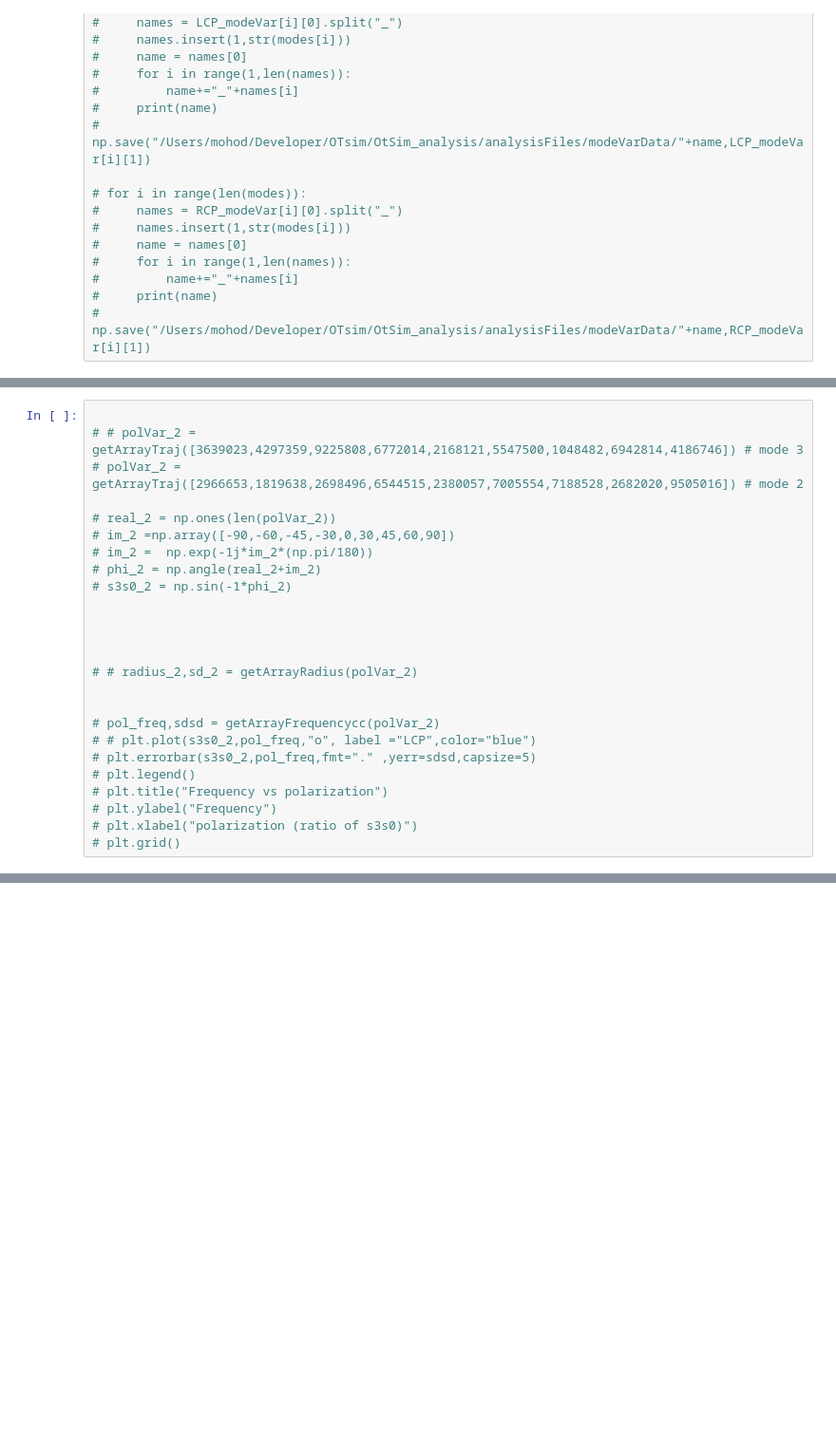
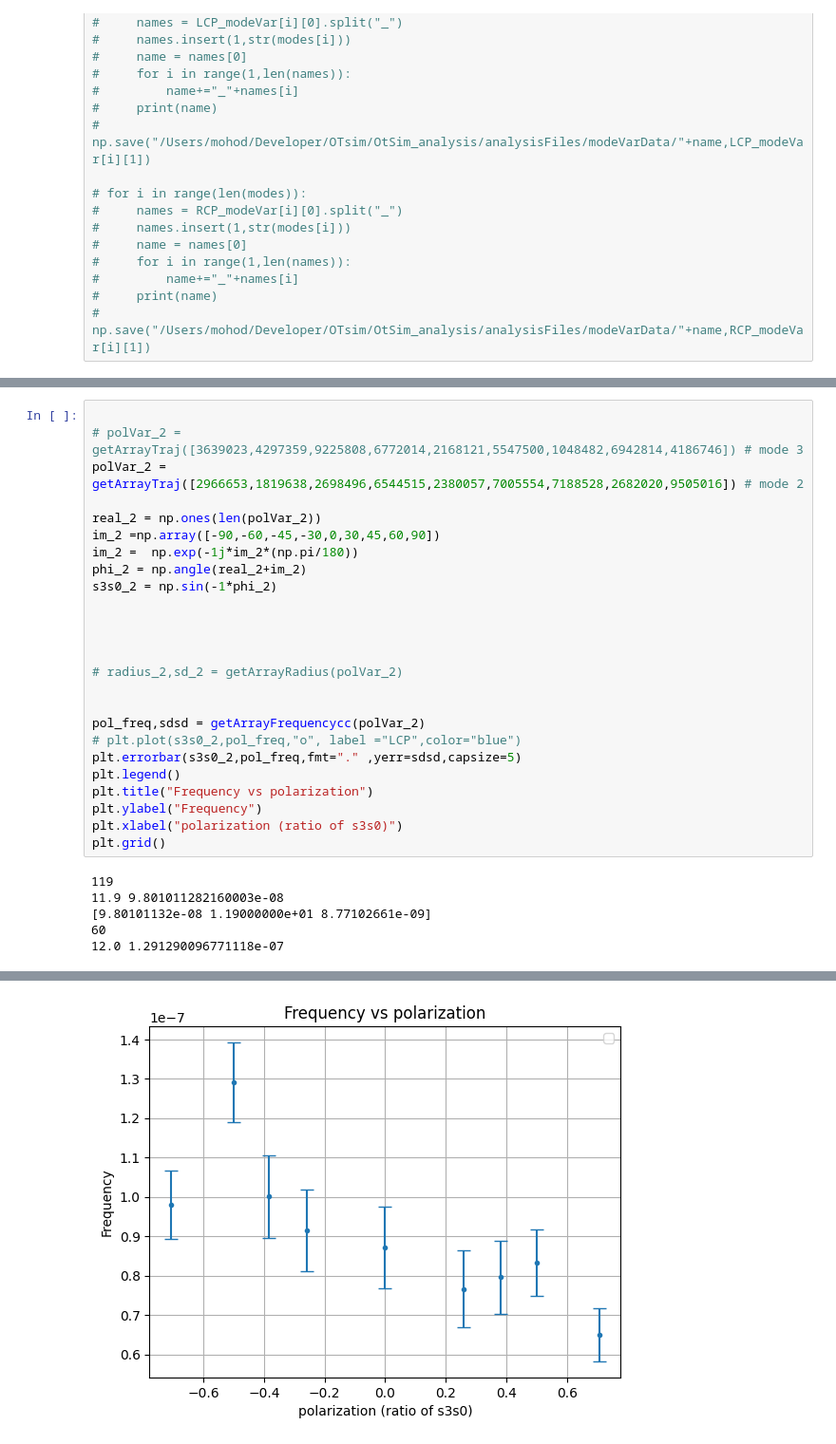
Before and after one commit to yashmohod/OtSim_analysis, a Jupyter notebook: analysisFiles/graphs-Dimer.ipynb, the cells around one changed output, grey strips where cells are left out. Shown: that part at 95% size. Saved outputs shown, nothing was run; the diff lists cells and outputs as text; blank space fills up the shorter version.

```diff
--- a/analysisFiles/graphs-Dimer.ipynb
+++ b/analysisFiles/graphs-Dimer.ipynb
@@ -298,25 +230,31 @@ plt.savefig("modeVSperiod")
 # %%
 
-# # polVar_2 = getArrayTraj([3639023,4297359,9225808,6772014,2168121,5547500,1048482,6942814,4186746]) # mode 3
-# polVar_2 = getArrayTraj([2966653,1819638,2698496,6544515,2380057,7005554,7188528,2682020,9505016]) # mode 2
+# polVar_2 = getArrayTraj([3639023,4297359,9225808,6772014,2168121,5547500,1048482,6942814,4186746]) # mode 3
+polVar_2 = getArrayTraj([2966653,1819638,2698496,6544515,2380057,7005554,7188528,2682020,9505016]) # mode 2
 
-# real_2 = np.ones(len(polVar_2))
-# im_2 =np.array([-90,-60,-45,-30,0,30,45,60,90])
-# im_2 =  np.exp(-1j*im_2*(np.pi/180))
-# phi_2 = np.angle(real_2+im_2)
-# s3s0_2 = np.sin(-1*phi_2)
+real_2 = np.ones(len(polVar_2))
+im_2 =np.array([-90,-60,-45,-30,0,30,45,60,90])
+im_2 =  np.exp(-1j*im_2*(np.pi/180))
+phi_2 = np.angle(real_2+im_2)
+s3s0_2 = np.sin(-1*phi_2)
 
 
 
 
-# # radius_2,sd_2 = getArrayRadius(polVar_2)
+# radius_2,sd_2 = getArrayRadius(polVar_2)
 
 
-# pol_freq,sdsd = getArrayFrequencycc(polVar_2)
-# # plt.plot(s3s0_2,pol_freq,"o", label ="LCP",color="blue")
-# plt.errorbar(s3s0_2,pol_freq,fmt="." ,yerr=sdsd,capsize=5)
-# plt.legend()
-# plt.title("Frequency vs polarization")
-# plt.ylabel("Frequency")
-# plt.xlabel("polarization (ratio of s3s0)")
-# plt.grid()
+pol_freq,sdsd = getArrayFrequencycc(polVar_2)
+# plt.plot(s3s0_2,pol_freq,"o", label ="LCP",color="blue")
+plt.errorbar(s3s0_2,pol_freq,fmt="." ,yerr=sdsd,capsize=5)
+plt.legend()
+plt.title("Frequency vs polarization")
+plt.ylabel("Frequency")
+plt.xlabel("polarization (ratio of s3s0)")
+plt.grid()
+# %% [output]
+119
+11.9 9.801011282160003e-08
+[9.80101132e-08 1.19000000e+01 8.77102661e-09]
+60
+12.0 1.291290096771118e-07
@@ -322,0 +278 @@ plt.savefig("modeVSperiod")
+[figure, added]
```
Also changed, not shown: parts of 14 cells of this notebook, 9 other files.
